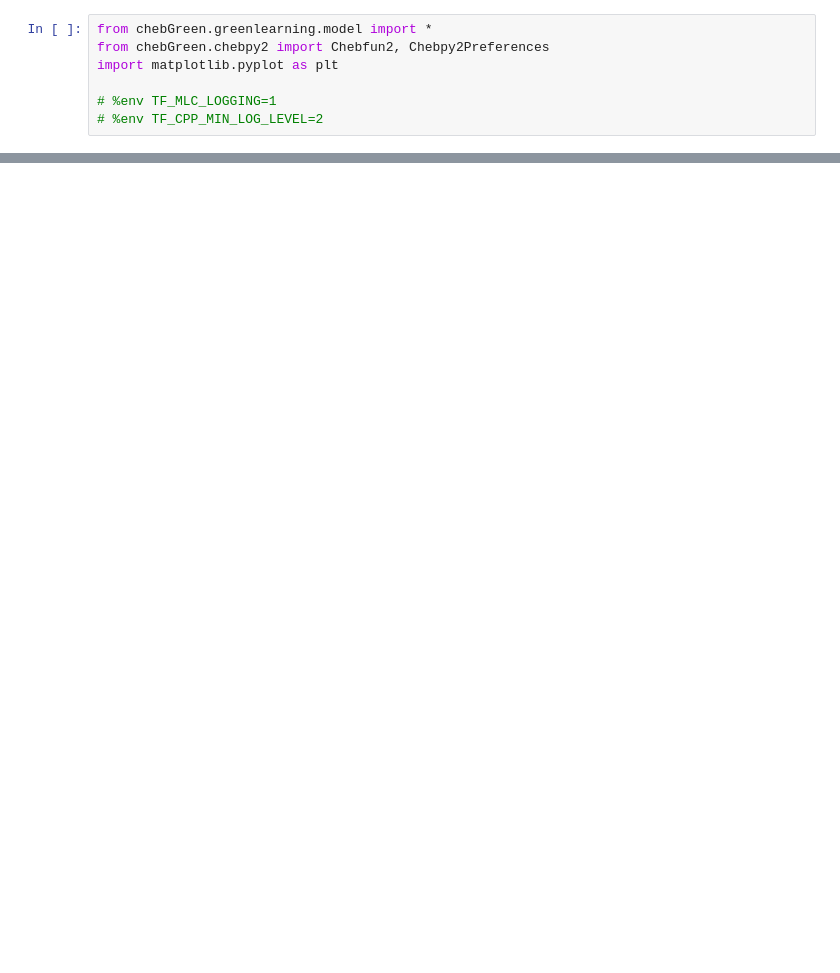
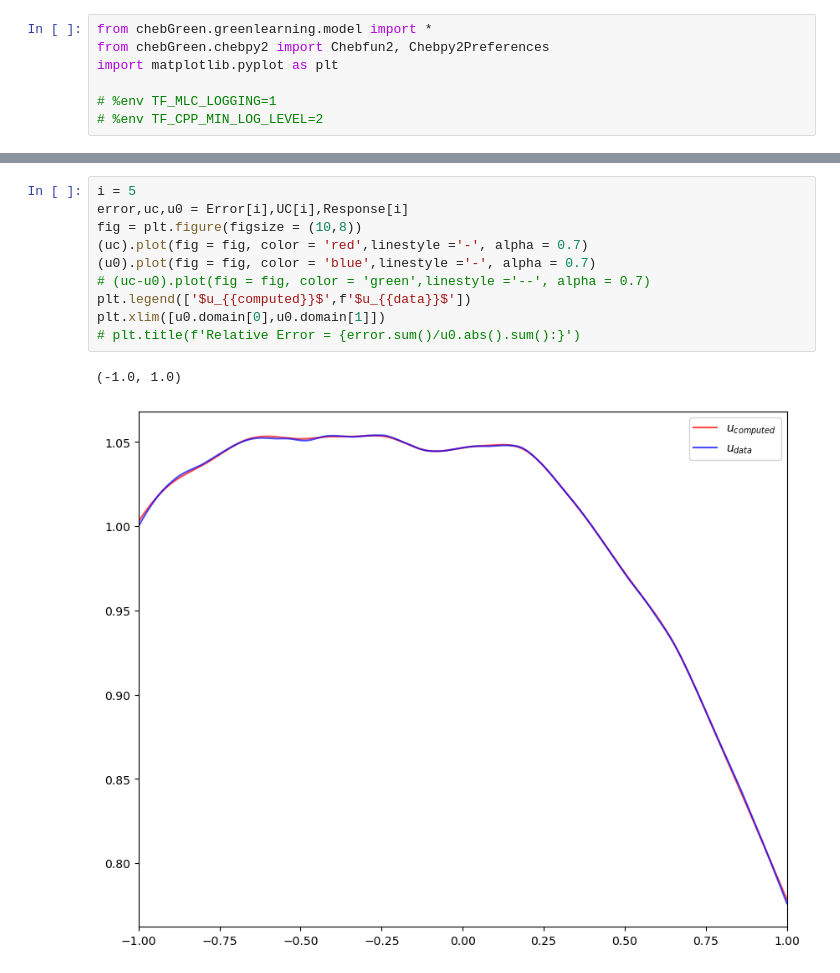
Before and after one commit to hsharsh/chebgreen, a Jupyter notebook: main/errorcompute.ipynb, the cells around one changed output, grey strips where cells are left out. Saved outputs shown, nothing was run; the diff lists cells and outputs as text; blank space fills up the shorter version.

```diff
--- a/main/errorcompute.ipynb
+++ b/main/errorcompute.ipynb
@@ -65 +108,14 @@ np.mean(e)
+# %%
+i = 5
+error,uc,u0 = Error[i],UC[i],Response[i]
+fig = plt.figure(figsize = (10,8))
+(uc).plot(fig = fig, color = 'red',linestyle ='-', alpha = 0.7)
+(u0).plot(fig = fig, color = 'blue',linestyle ='-', alpha = 0.7)
+# (uc-u0).plot(fig = fig, color = 'green',linestyle ='--', alpha = 0.7)
+plt.legend(['$u_{{computed}}$',f'$u_{{data}}$'])
+plt.xlim([u0.domain[0],u0.domain[1]])
+# plt.title(f'Relative Error = {error.sum()/u0.abs().sum():}')
+# %% [output]
+(-1.0, 1.0)
+[figure, added]
 # %%
```
Also changed, not shown: parts of 17 cells of this notebook, 43 other files.
